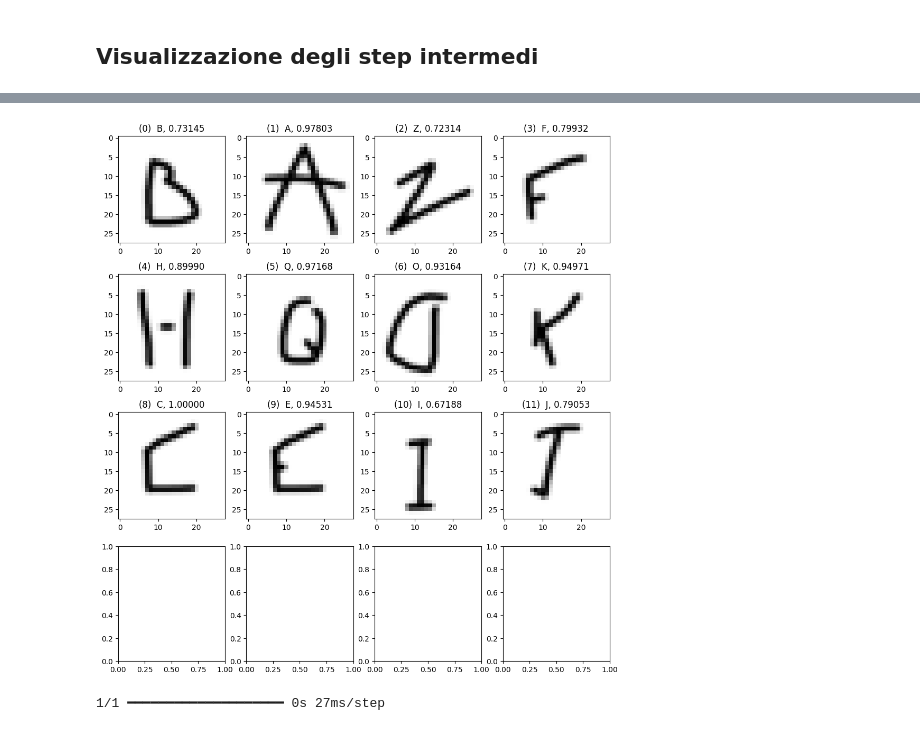
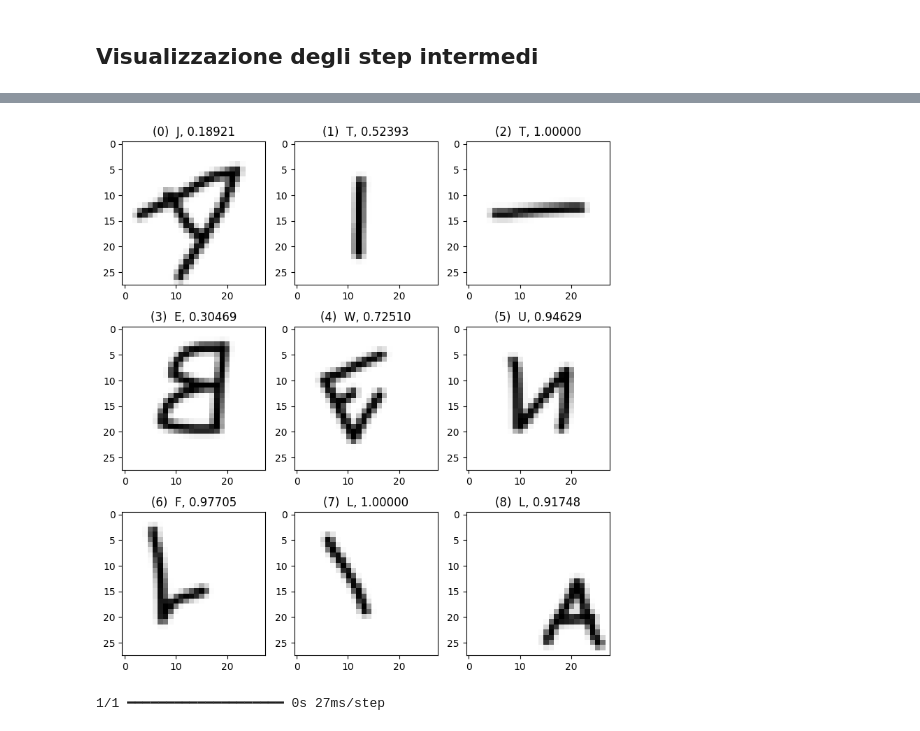
Before and after one commit to ChristianPozzoli/cnn-handwritten-alphabet-recognition, a Jupyter notebook: cnn-keras.ipynb, the cells around one changed output, grey strips where cells are left out. Drawn from its saved outputs; the diff is of its cells as text; code cells hidden in the pictures.

```diff
--- a/cnn-keras.ipynb
+++ b/cnn-keras.ipynb
@@ -641,13 +641,14 @@ VBox(children=(Canvas(height=512, layout=Layout(height='512px', width='512px'),
 # %% [markdown]
 ## Visualizzazione degli step intermedi
 # %%
-dim_k = int(np.ceil(np.sqrt(len(handwirtten_letters_list))))
+display_list = handwirtten_letters_list[12:]
+dim_k = int(np.ceil(np.sqrt(len(display_list))))
 fig, axes = plt.subplots(dim_k, dim_k, figsize = (3 * dim_k, 3.25 * dim_k))
 #fig.suptitle(f"{pred_letter}, {model.layers[filter_idx].name} [{model.name}]")
 axes = axes.flatten()
 for i,ax in enumerate(axes):
-    if i < len(handwirtten_letters_list):
-        l = handwirtten_letters_list[i]
+    if i < len(display_list):
+        l = display_list[i]
         pred = model.predict(l)
         pred_index = np.argmax(pred[0])
         accuracy = pred[0, pred_index]
@@ -671,4 +669,4 @@ for i,ax in enumerate(axes):
-[figure, old version]
+[figure, new version]
 # %%
 letter_to_predict = handwirtten_letters_list[11]
 pred = model.predict(letter_to_predict)
```
Also changed, not shown: parts of 1 cell of this notebook, 7 other files.
